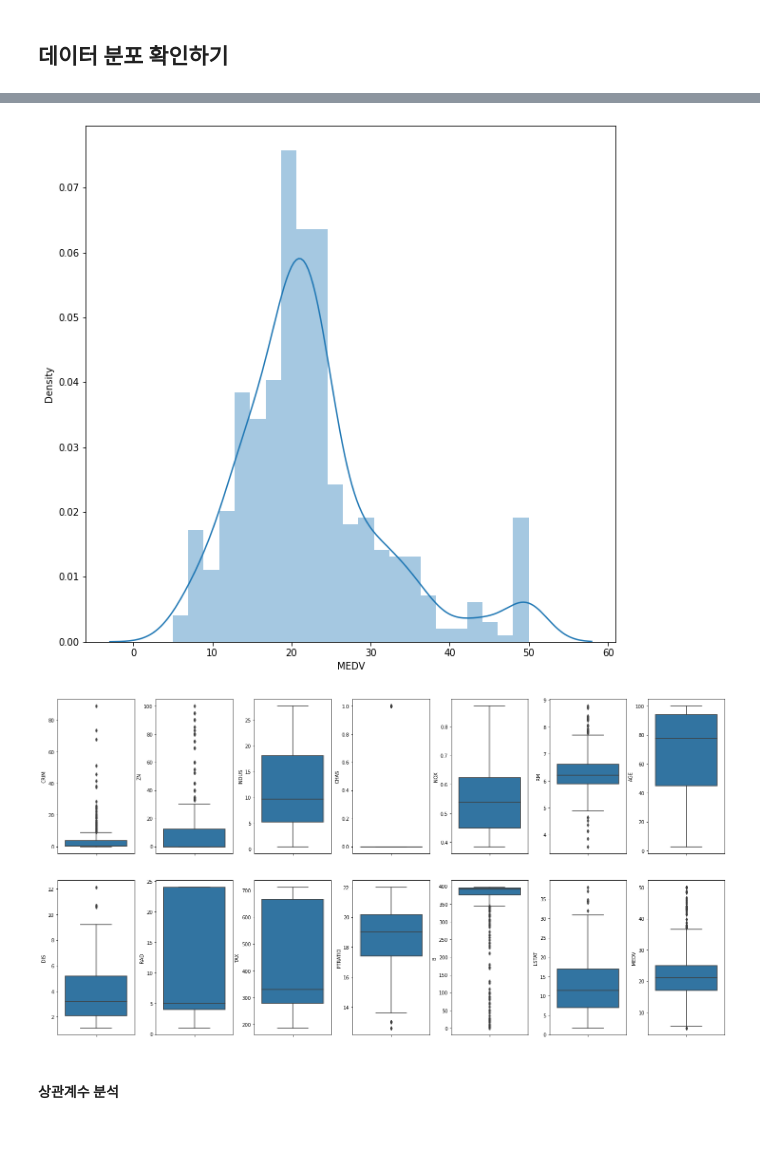
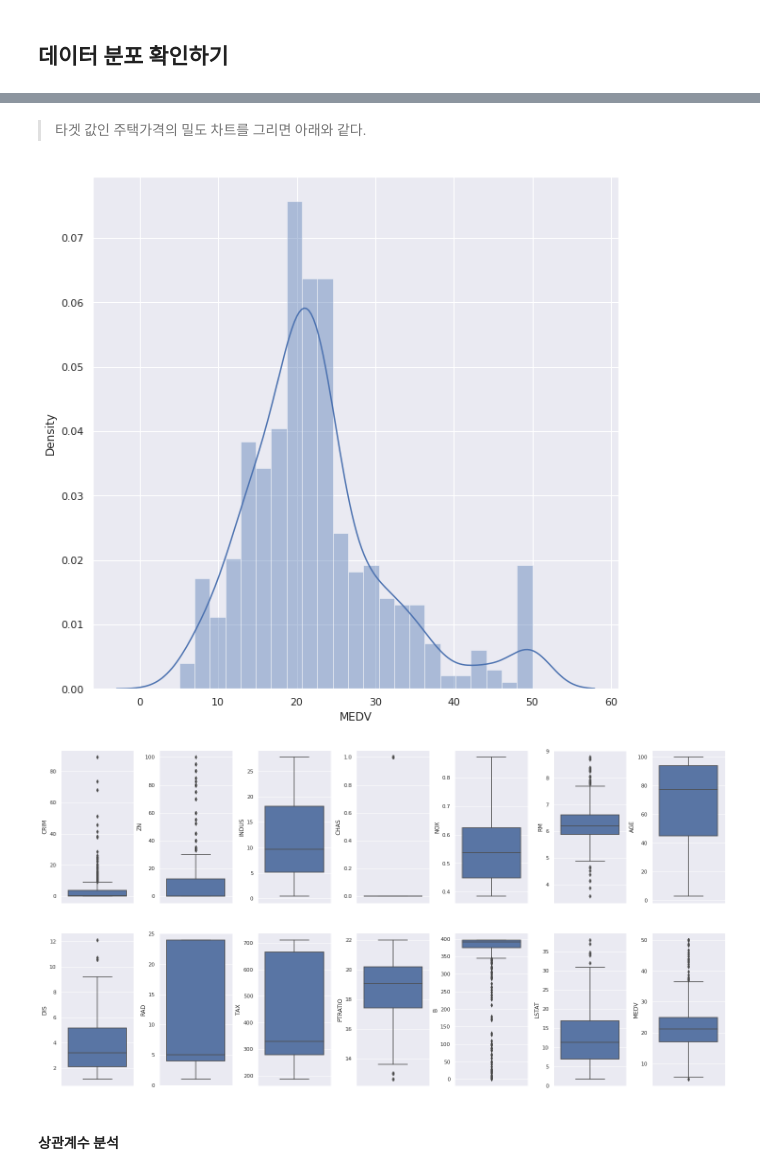
Before and after one commit to y001003/yeardream, a Jupyter notebook: project/1_보스턴주택가격.ipynb, the cells around one changed output, grey strips where cells are left out. Saved outputs shown, nothing was run; the diff lists cells and outputs as text; code cells hidden in the pictures; blank space fills up the shorter version.

```diff
--- a/project/1_보스턴주택가격.ipynb
+++ b/project/1_보스턴주택가격.ipynb
@@ -138,9 +116,12 @@ df['CAT. MEDV'].plot.hist()
+# %% [markdown]
+> 타겟 값인 주택가격의 밀도 차트를 그리면 아래와 같다.
 # %%
 plt.figure(figsize=(10,10))
+sns.set(rc={'figure.figsize':(12, 5)})
 sns.distplot(df['MEDV'])
 plt.show()
 # %% [output]
-[figure, old version]
+[figure, new version]
 # %%
 # kaggle 원문 코드.. 이상치 확인
 import seaborn as sns
@@ -155,7 +136,7 @@ for k,v in df.iloc[:,:14].items():
     index += 1
 plt.tight_layout(pad=0.4, w_pad=0.5, h_pad=5.0)
 # %% [output]
-[figure, old version]
+[figure, new version]
 # %% [markdown]
 #### 상관계수 분석
 # %%
```
Also changed, not shown: parts of 22 cells of this notebook.
